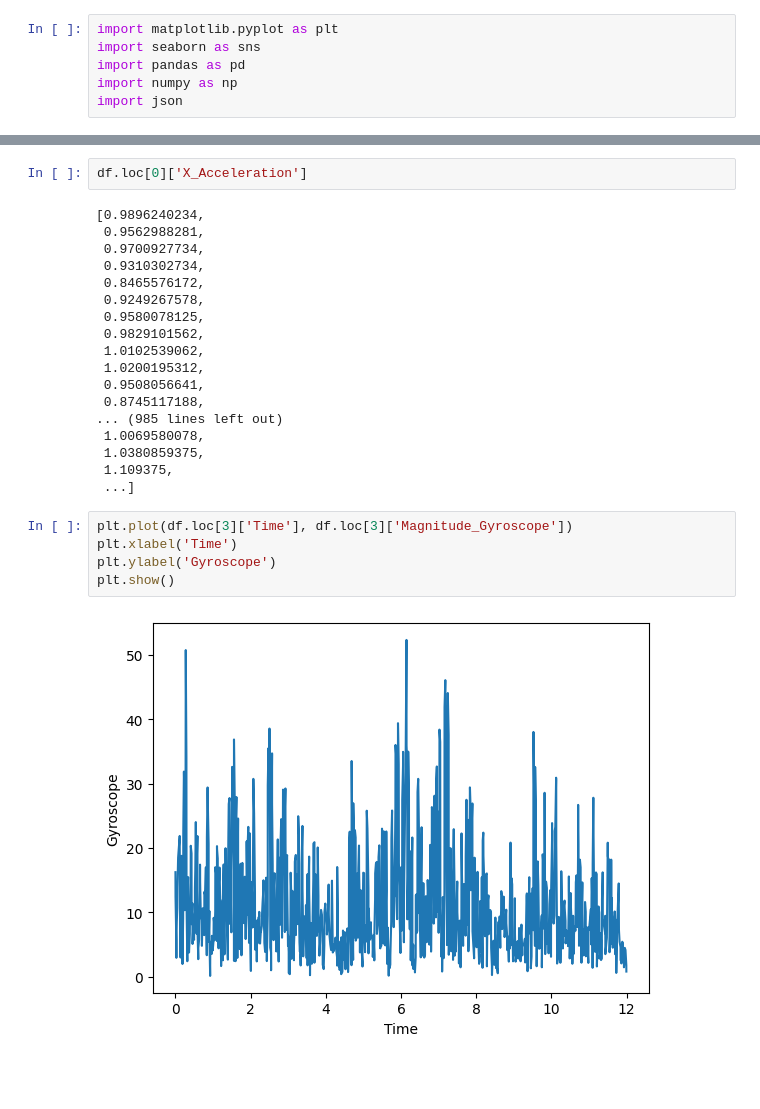
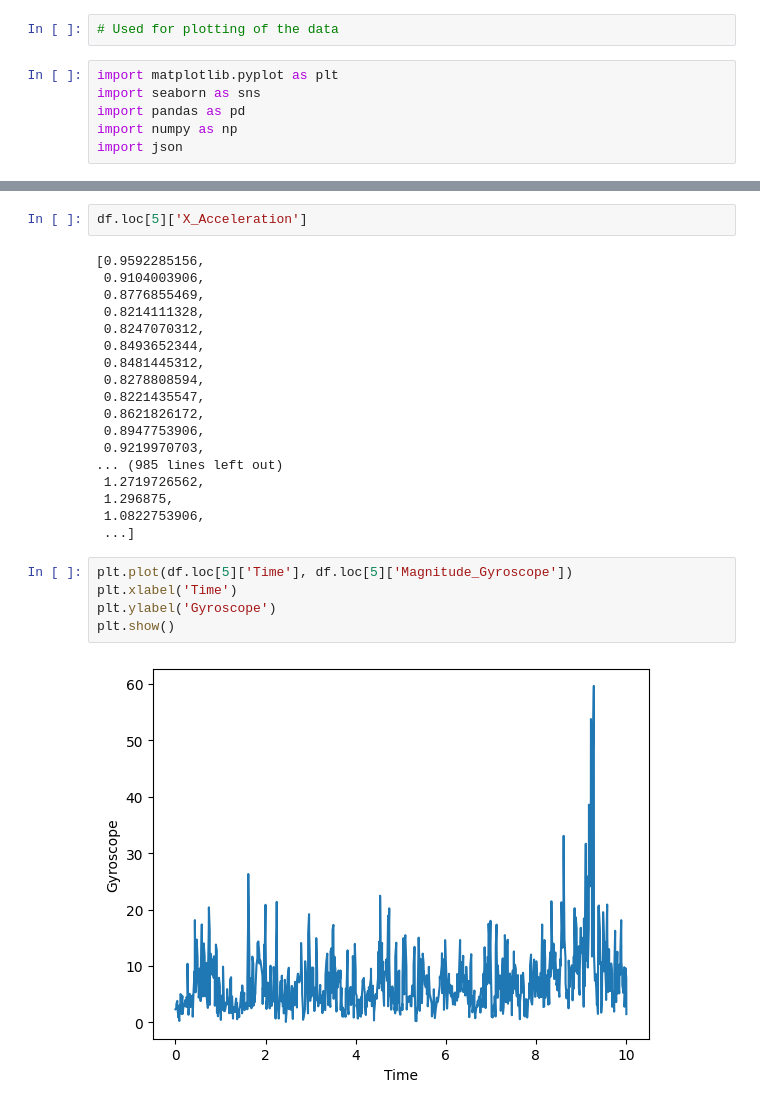
Before and after one commit to AakifAsharKhan/Dangerous-Road-Curvature, a Jupyter notebook: Plot.ipynb, the cells around one changed output, grey strips where cells are left out. Cells and saved outputs as stored; diff of their text form; blank space fills up the shorter version.

```diff
--- a/Plot.ipynb
+++ b/Plot.ipynb
@@ -1,3 +1,5 @@
+# %%
+# Used for plotting of the data
 # %%
 import matplotlib.pyplot as plt
 import seaborn as sns
@@ -26,30 +28,30 @@ df
 | 14 | 14 | [13.35106561, 74.78582753] | [13.35188659, 74.78636142] | [107.6789183437] | [0, 0.002, 0.004, 0.021, 0.023, 0... | [1.037109375, 1.0380859375, 0.959... | ... |
 | 15 | 15 | [13.35188659, 74.78636142] | [13.35244431, 74.78714023] | [104.5237350138] | [0, 0.002, 0.022, 0.024, 0.026000... | [0.9295654297, 0.9340820312, 0.93... | ... |
 # %%
-df.loc[0]['X_Acceleration']
+df.loc[5]['X_Acceleration']
 # %% [output]
-[0.9896240234,
- 0.9562988281,
- 0.9700927734,
- 0.9310302734,
- 0.8465576172,
- 0.9249267578,
- 0.9580078125,
- 0.9829101562,
- 1.0102539062,
- 1.0200195312,
- 0.9508056641,
- 0.8745117188,
+[0.9592285156,
+ 0.9104003906,
+ 0.8776855469,
+ 0.8214111328,
+ 0.8247070312,
+ 0.8493652344,
+ 0.8481445312,
+ 0.8278808594,
+ 0.8221435547,
+ 0.8621826172,
+ 0.8947753906,
+ 0.9219970703,
 ... (985 lines left out)
- 1.0069580078,
- 1.0380859375,
- 1.109375,
+ 1.2719726562,
+ 1.296875,
+ 1.0822753906,
  ...]
 # %%
-plt.plot(df.loc[3]['Time'], df.loc[3]['Magnitude_Gyroscope'])
+plt.plot(df.loc[5]['Time'], df.loc[5]['Magnitude_Gyroscope'])
 plt.xlabel('Time')
 plt.ylabel('Gyroscope')
 plt.show()
 # %% [output]
-[figure, old version]
+[figure, new version]
 # %%
```
Also changed, not shown: parts of 4 cells of this notebook, 10 other files.
